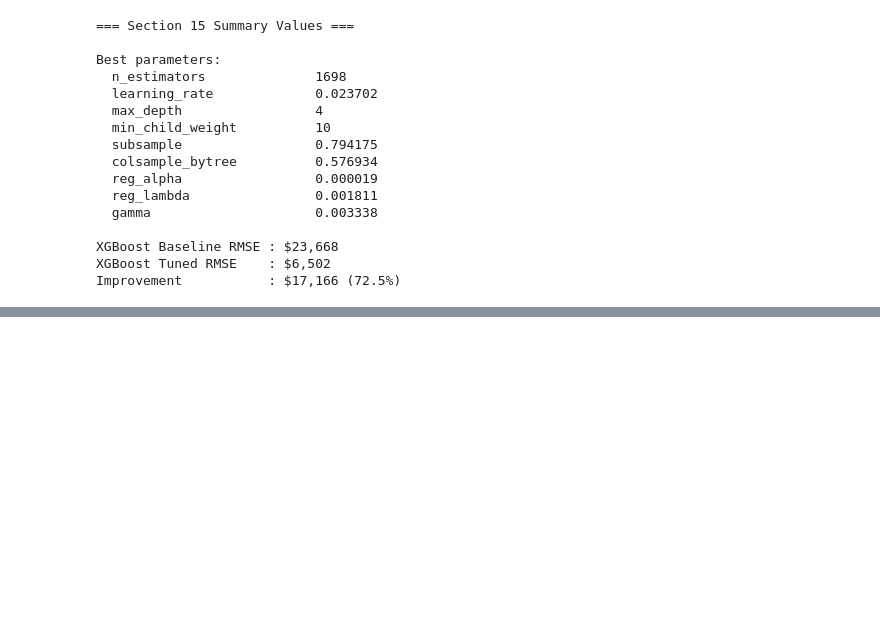
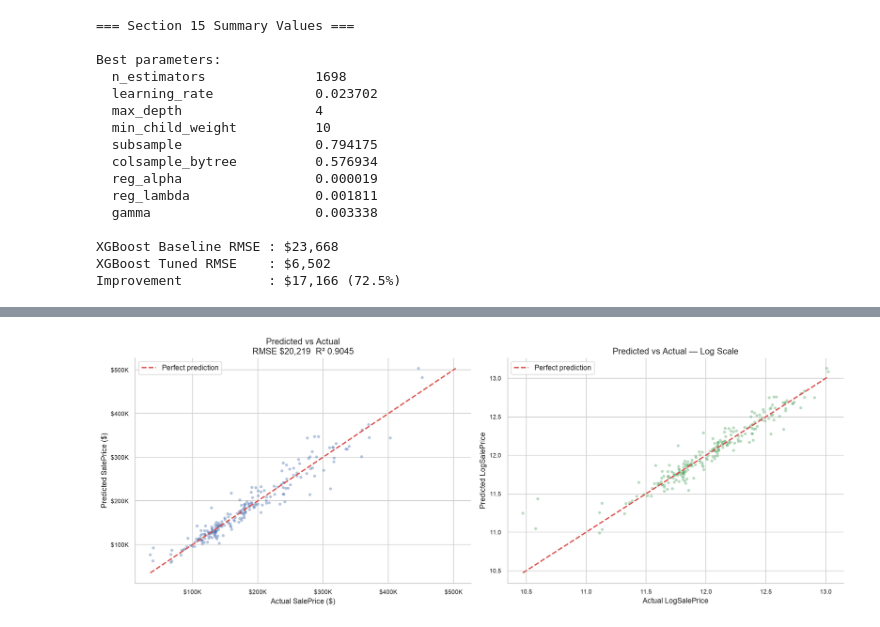
Before and after one commit to Kaarthiraghav/pricewise, a Jupyter notebook: notebooks/03_modelling.ipynb, the cells around one changed output, grey strips where cells are left out. Drawn from its saved outputs; the diff is of its cells as text; code cells hidden in the pictures; blank space fills up the shorter version.

Commit message:
feat: final model evaluation on test set

```diff
--- a/notebooks/03_modelling.ipynb
+++ b/notebooks/03_modelling.ipynb
@@ -3145,0 +3182,48 @@ Improvement           : $17,166 (72.5%)
+# %%
+y_pred_log  = xgb_tuned.predict(X_test)
+y_pred_dollars = np.exp(y_pred_log)
+y_actual_dollars = np.exp(y_test)
+
+fig, axes = plt.subplots(1, 2, figsize=(16, 6))
+
+# Predicted vs Actual — dollars
+min_val = min(y_actual_dollars.min(), y_pred_dollars.min())
+max_val = max(y_actual_dollars.max(), y_pred_dollars.max())
+
+axes[0].scatter(y_actual_dollars, y_pred_dollars,
+                alpha=0.4, s=20, color="#4C72B0", edgecolors="none")
+axes[0].plot([min_val, max_val], [min_val, max_val],
+             color="#d9534f", linewidth=2, linestyle="--",
+             label="Perfect prediction")
+
+axes[0].set_xlabel("Actual SalePrice ($)")
+axes[0].set_ylabel("Predicted SalePrice ($)")
+axes[0].set_title(f"Predicted vs Actual\nRMSE ${test_metrics['rmse']:,.0f}  "
+                  f"R² {test_metrics['r2']:.4f}")
+axes[0].xaxis.set_major_formatter(
+    plt.FuncFormatter(lambda x, _: f"${x/1000:.0f}K")
+)
+axes[0].yaxis.set_major_formatter(
+    plt.FuncFormatter(lambda y, _: f"${y/1000:.0f}K")
+)
+axes[0].legend()
+
+# Log scale version
+axes[1].scatter(y_test, y_pred_log,
+                alpha=0.4, s=20, color="#55A868", edgecolors="none")
+axes[1].plot([y_test.min(), y_test.max()],
+             [y_test.min(), y_test.max()],
+             color="#d9534f", linewidth=2, linestyle="--",
+             label="Perfect prediction")
+
+axes[1].set_xlabel("Actual LogSalePrice")
+axes[1].set_ylabel("Predicted LogSalePrice")
+axes[1].set_title("Predicted vs Actual — Log Scale")
+axes[1].legend()
+
+plt.tight_layout()
+plt.savefig(FIGURES_PATH / "42_predicted_vs_actual.png",
+            dpi=150, bbox_inches="tight")
+plt.show()
+# %% [output]
+[figure, added]
```
Also changed, not shown: parts of 16 cells of this notebook, 5 other files.
